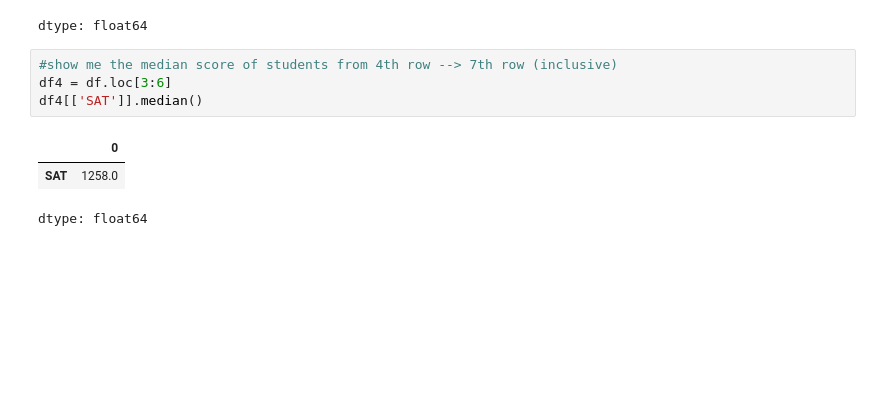
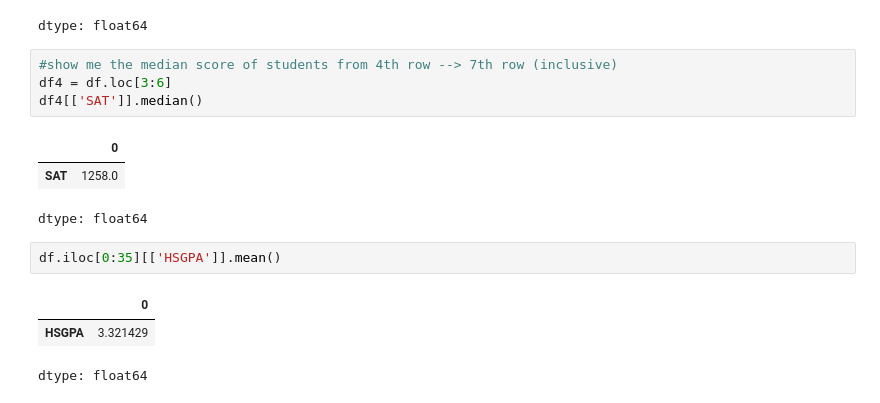
Before and after one commit to clearmindlearn/6110-Fall-2025, a Jupyter notebook: Panda-Part1.ipynb, the cells around one changed output. Cells and saved outputs as stored; diff of their text form; blank space fills up the shorter version.

```diff
--- a/Panda-Part1.ipynb
+++ b/Panda-Part1.ipynb
@@ -222,3 +222,9 @@ df4[['SAT']].median()
 |  | 0 |
 | SAT | 1258.0 |
 dtype: float64
+# %%
+df.iloc[0:35][['HSGPA']].mean()
+# %% [output]
+|  | 0 |
+| HSGPA | 3.321429 |
+dtype: float64
```
Also changed, not shown: parts of 1 cell of this notebook, 1 other file.
